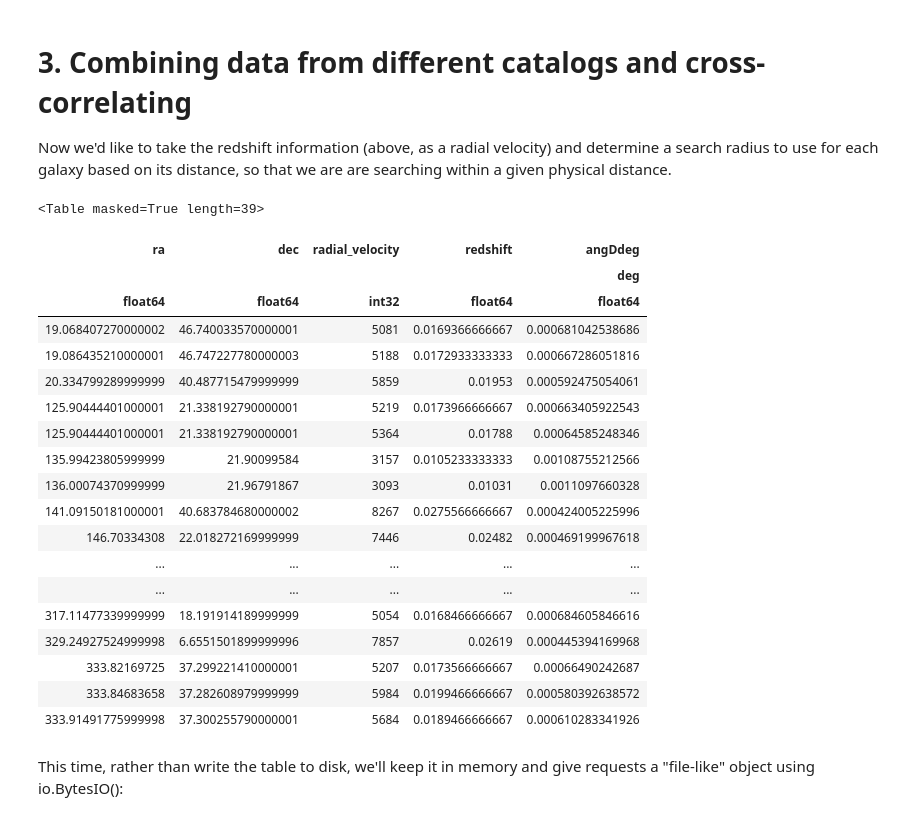
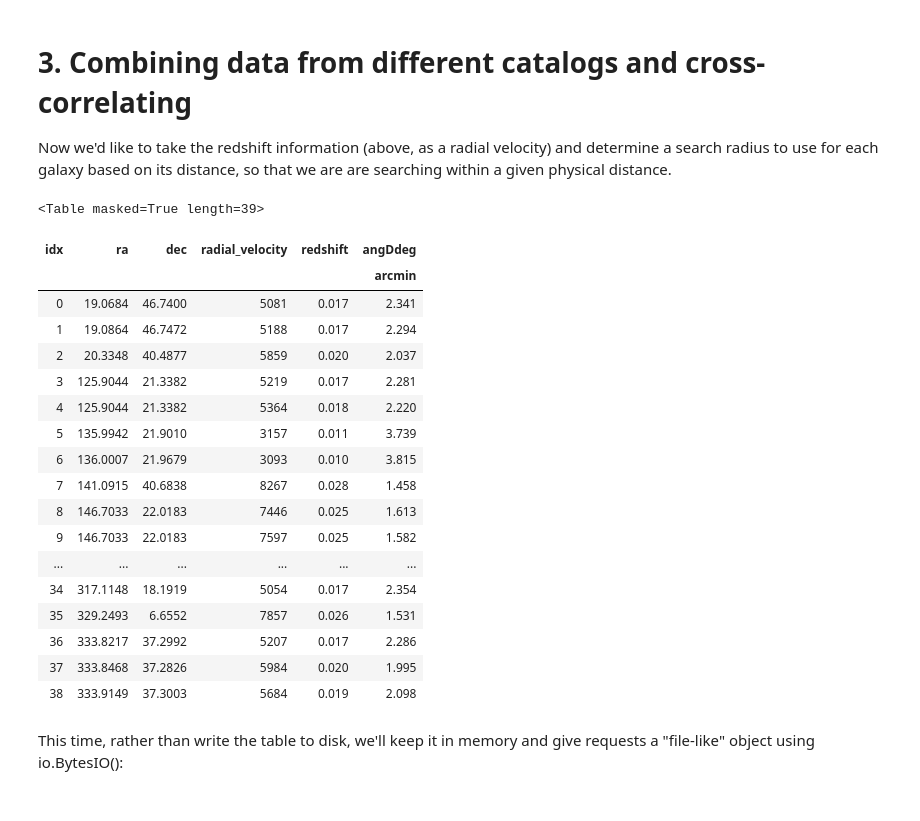
Before and after one commit to NASA-NAVO/aas_workshop_2018, a Jupyter notebook: heasarc/heasarc_TAP_queries.ipynb, the cells around one changed output. Cells and saved outputs as stored; diff of their text form; code cells hidden in the pictures.

```diff
--- a/heasarc/heasarc_TAP_queries.ipynb
+++ b/heasarc/heasarc_TAP_queries.ipynb
@@ -130,5 +129,5 @@ Now to search all of our sources in one go, we need to upload our own table and
 # %%
-files={'uplt':open('my_sources.xml', 'rb')}
+files={'uplt':open('../my_sources.xml', 'rb')}
 
 cc_params={
     'lang': 'ADQL',
@@ -145,4 +144,3 @@ cc_params["query"]="""
     ORDER by cat.ra"""
 r = requests.post('https://heasarc.gsfc.nasa.gov/xamin/vo/tap/sync',data=cc_params,stream=True,files=files)
 mytable=Table.read(io.BytesIO(r.content))
-mytable
@@ -168,0 +147,4 @@ mytable
+# %%
+mytable['ra'].format='.4f'
+mytable['dec'].format='.4f'
+mytable.show_in_notebook(display_length=6)
@@ -174,42 +175,43 @@ Now we'd like to take the redshift information (above, as a radial velocity) and
 # %%
 ## The radial_velocity is in km/s, and this is just c*z, so
 c=3.0e5 # km/s
 redshifts=mytable['radial_velocity'].filled(0.)/c  # Filling masked values with zero
 mytable['redshift']=redshifts
 from astropy import units
 physdist=0.05*units.Mpc # 50 kpc physical distance
 
 ## This needs scipy.
 from astropy.cosmology import Planck15
 angDdist=Planck15.angular_diameter_distance(mytable['redshift'])
 ## angDdist is returned from the astropy.cosmology module as a Quantity object,
 ##  i.e. a value and a unit.  Arctan is smart enough not to operate on quantities
 ##  that aren't unitless.  So angDdist.value to just get the value.
 angDrad=numpy.arctan(physdist/angDdist)
-angDdeg=angDrad*units.deg/units.rad
+angDdeg=angDrad.to(units.arcmin)
 mytable['angDdeg']=angDdeg
-mytable
+mytable['redshift'].format = ".3f"
+mytable['angDdeg'].format = ".3f"
+mytable.show_in_notebook(display_length=6)
 # %% [output]
 <Table masked=True length=39>
-| ra | dec | radial_velocity | redshift | angDdeg |
-|  |  |  |  | deg |
-| float64 | float64 | int32 | float64 | float64 |
-| 19.068407270000002 | 46.740033570000001 | 5081 | 0.0169366666667 | 0.000681042538686 |
-| 19.086435210000001 | 46.747227780000003 | 5188 | 0.0172933333333 | 0.000667286051816 |
-| 20.334799289999999 | 40.487715479999999 | 5859 | 0.01953 | 0.000592475054061 |
-| 125.90444401000001 | 21.338192790000001 | 5219 | 0.0173966666667 | 0.000663405922543 |
-| 125.90444401000001 | 21.338192790000001 | 5364 | 0.01788 | 0.00064585248346 |
-| 135.99423805999999 | 21.90099584 | 3157 | 0.0105233333333 | 0.00108755212566 |
-| 136.00074370999999 | 21.96791867 | 3093 | 0.01031 | 0.0011097660328 |
-| 141.09150181000001 | 40.683784680000002 | 8267 | 0.0275566666667 | 0.000424005225996 |
-| 146.70334308 | 22.018272169999999 | 7446 | 0.02482 | 0.000469199967618 |
-| ... | ... | ... | ... | ... |
-| ... | ... | ... | ... | ... |
-| 317.11477339999999 | 18.191914189999999 | 5054 | 0.0168466666667 | 0.000684605846616 |
-| 329.24927524999998 | 6.6551501899999996 | 7857 | 0.02619 | 0.000445394169968 |
-| 333.82169725 | 37.299221410000001 | 5207 | 0.0173566666667 | 0.00066490242687 |
-| 333.84683658 | 37.282608979999999 | 5984 | 0.0199466666667 | 0.000580392638572 |
-| 333.91491775999998 | 37.300255790000001 | 5684 | 0.0189466666667 | 0.000610283341926 |
+| idx | ra | dec | radial_velocity | redshift | angDdeg |
+|  |  |  |  |  | arcmin |
+| 0 | 19.0684 | 46.7400 | 5081 | 0.017 | 2.341 |
+| 1 | 19.0864 | 46.7472 | 5188 | 0.017 | 2.294 |
+| 2 | 20.3348 | 40.4877 | 5859 | 0.020 | 2.037 |
+| 3 | 125.9044 | 21.3382 | 5219 | 0.017 | 2.281 |
+| 4 | 125.9044 | 21.3382 | 5364 | 0.018 | 2.220 |
+| 5 | 135.9942 | 21.9010 | 3157 | 0.011 | 3.739 |
+| 6 | 136.0007 | 21.9679 | 3093 | 0.010 | 3.815 |
+| 7 | 141.0915 | 40.6838 | 8267 | 0.028 | 1.458 |
+| 8 | 146.7033 | 22.0183 | 7446 | 0.025 | 1.613 |
+| 9 | 146.7033 | 22.0183 | 7597 | 0.025 | 1.582 |
+| ... | ... | ... | ... | ... | ... |
+| 34 | 317.1148 | 18.1919 | 5054 | 0.017 | 2.354 |
+| 35 | 329.2493 | 6.6552 | 7857 | 0.026 | 1.531 |
+| 36 | 333.8217 | 37.2992 | 5207 | 0.017 | 2.286 |
+| 37 | 333.8468 | 37.2826 | 5984 | 0.020 | 1.995 |
+| 38 | 333.9149 | 37.3003 | 5684 | 0.019 | 2.098 |
 # %% [markdown]
 This time, rather than write the table to disk, we'll keep it in memory and give requests a "file-like" object using io.BytesIO():
 # %%
```
Also changed, not shown: parts of 8 cells of this notebook, 1 other file.
